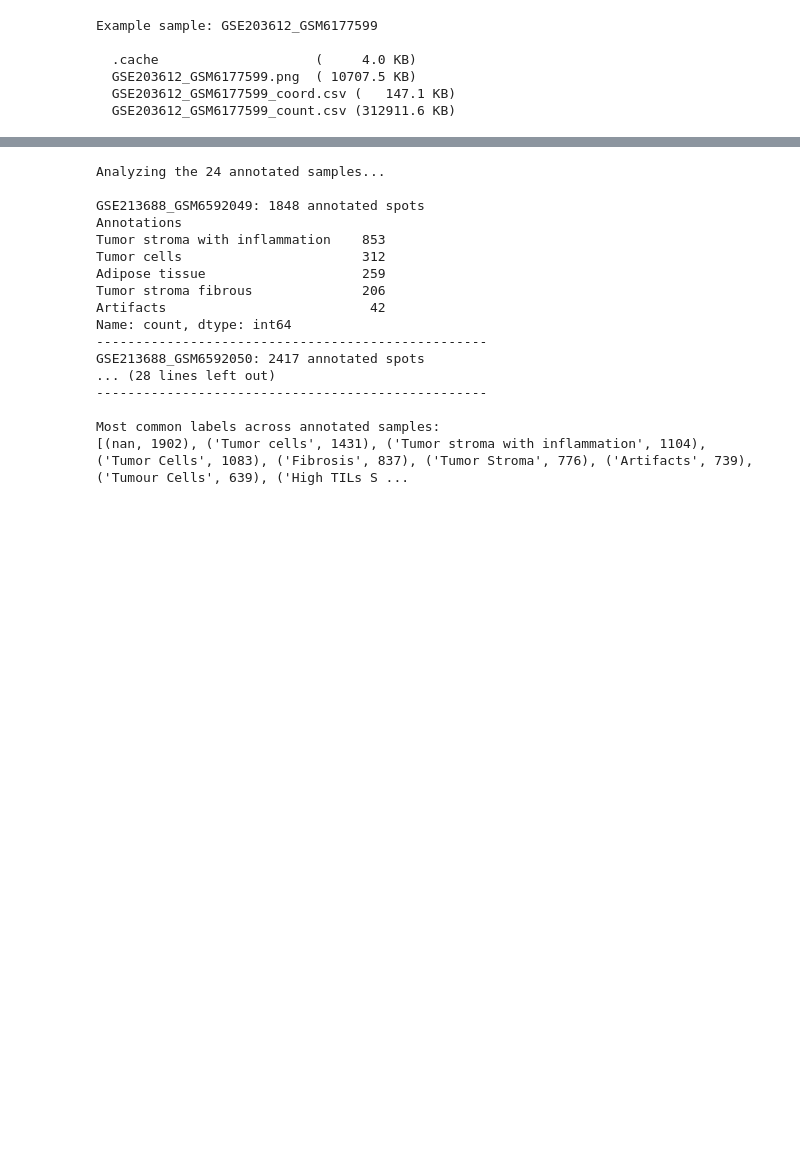
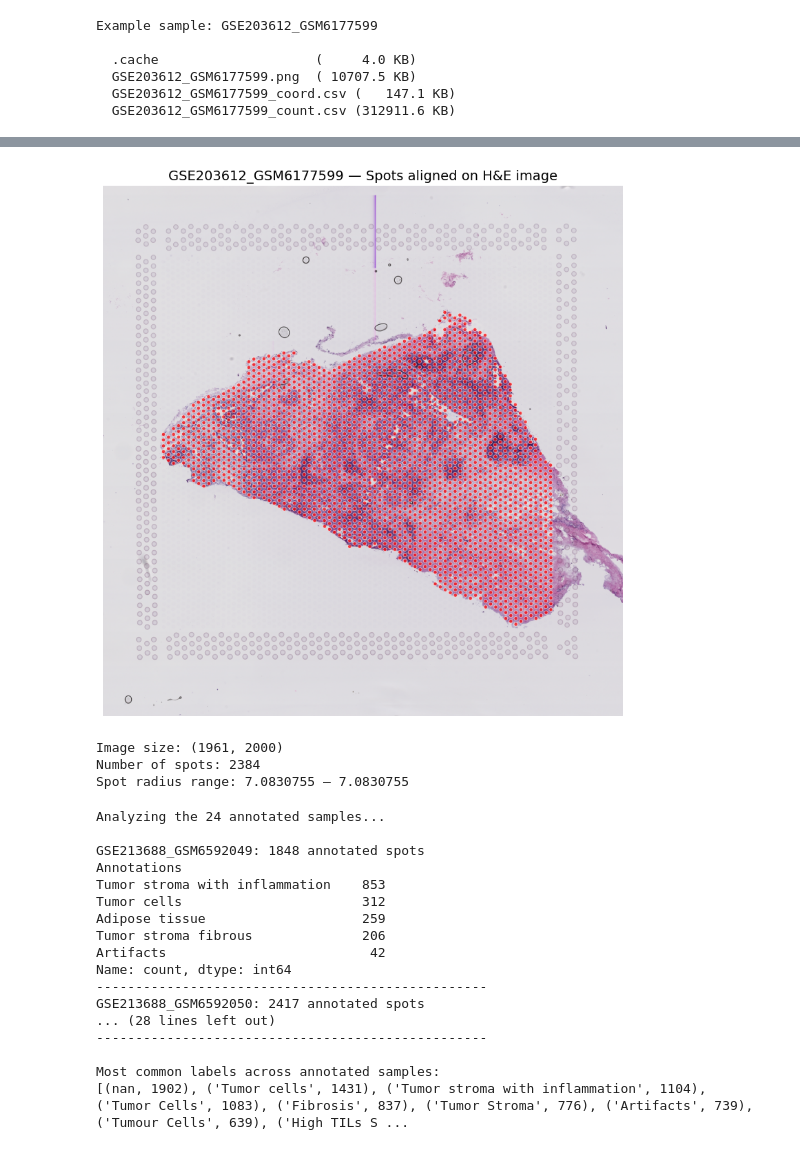
Before and after one commit to Tife19/SpaHisto-Net, a Jupyter notebook: notebooks/01_data_exploration.ipynb, the cells around one changed output, grey strips where cells are left out. Saved outputs shown, nothing was run; the diff lists cells and outputs as text; code cells hidden in the pictures; blank space fills up the shorter version.

```diff
--- a/notebooks/01_data_exploration.ipynb
+++ b/notebooks/01_data_exploration.ipynb
@@ -28,6 +28,6 @@ Drive already mounted at /content/drive; to attempt to forcibly remount, call dr
 # %%
 # ====================== PROJECT PATHS ======================
-PROJECT_ROOT = Path("/content/drive/My Drive/MSC Project/SpaHisto-Net1")
+PROJECT_ROOT = Path("/content/drive/My Drive/MSC Project/SpaHisto-Net")
 RAW_DATA_DIR = PROJECT_ROOT / "data" / "raw" / "STimage-1k4M"
 # ===========================================================
 
@@ -142,0 +115,14 @@ Number of spots: 2384
+# %%
+import pandas as pd
+from pathlib import Path
+
+# Ensure example_sample is defined for this cell's execution
+# Assuming 'sample_folders' is available from a previous cell (e.g., EZ-E_bhJuDAC)
+sample_folders = sorted([f for f in RAW_DATA_DIR.iterdir() if f.is_dir()])
+example_sample = sample_folders[0]
+
+sample_name = example_sample.name
+sample_path = RAW_DATA_DIR / sample_name
+coords = pd.read_csv(sample_path / f"{sample_name}_coord.csv")
+print(coords.head())
+print("\nColumn names:", coords.columns.tolist())
@@ -143,3 +138,42 @@ Number of spots: 2384
+# %%
+from PIL import Image
+import pandas as pd
+import matplotlib.pyplot as plt
+from pathlib import Path
+
+def visualize_sample(sample_id):
+    base = Path("/content/drive/My Drive/MSC Project/SpaHisto-Net/data/raw/STimage-1k4M") / sample_id
+
+    img_path = list(base.glob("*.png"))[0] # glob pattern to find files ending with .png
+    img = Image.open(img_path)
+
+    coords = pd.read_csv(base / f"{sample_id}_coord.csv") # coord file name
+
+    plt.figure(figsize=(12, 10))
+    plt.imshow(img)
+
+    # Use r column to scale spot size (more accurate)
+    # Assuming 'x' and 'y' are column names for coordinates, based on previous cells
+    # If the coordinate columns are 'xaxis' and 'yaxis' from the 'coords' DataFrame, they should be used.
+    # Let's assume 'xaxis' and 'yaxis' for now based on l7Q2MKOaKDhW output
+    plt.scatter(coords['xaxis'], coords['yaxis'],
+                c='red', s=coords['r']*2, alpha=0.7, edgecolors='white', linewidths=0.5)
+
+    plt.title(f"{sample_id} — Spots aligned on H&E image", fontsize=14)
+    plt.axis('off')
+    plt.show()
+
+    print(f"Image size: {img.size}")
+    print(f"Number of spots: {len(coords)}")
+    print(f"Spot radius range: {coords['r'].min()} – {coords['r'].max()}")
+
+# Test with one sample using a valid sample name from sample_folders
+visualize_sample(sample_folders[0].name)
+# %% [output]
+[figure, added]
+Image size: (1961, 2000)
+Number of spots: 2384
+Spot radius range: 7.0830755 – 7.0830755
 # %%
 # Annotation analysis
 
```
Also changed, not shown: parts of 5 cells of this notebook.
